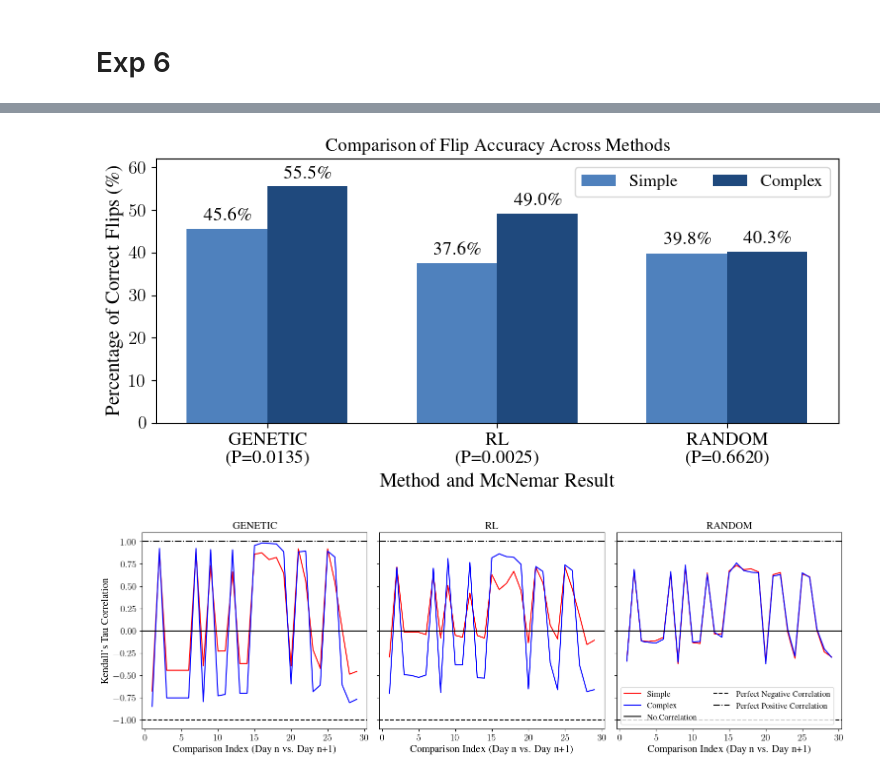
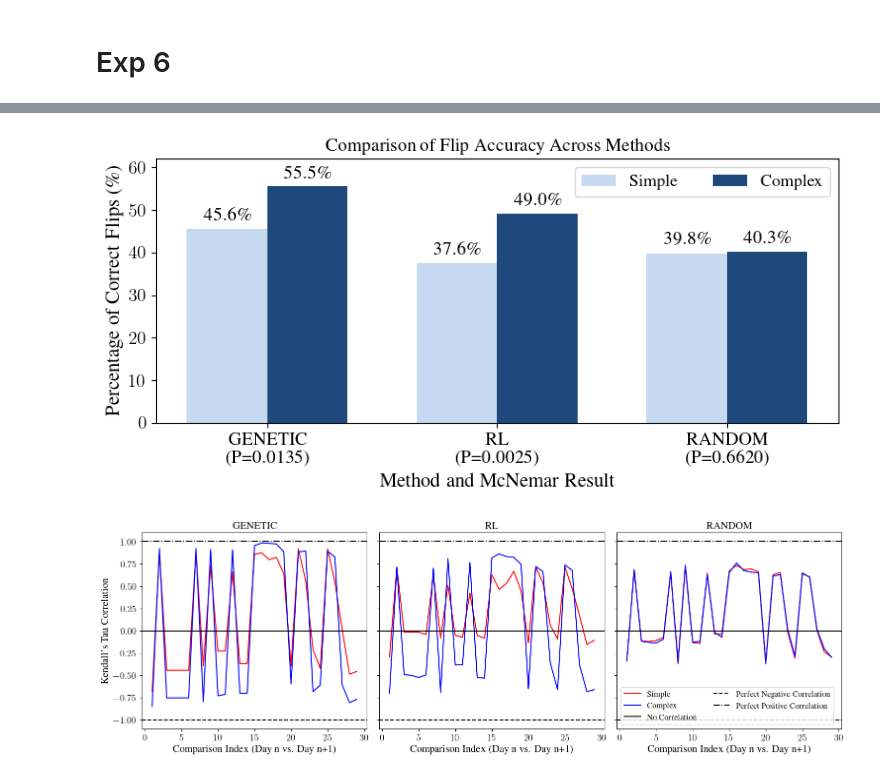
Before and after one commit to Laurie2905-JOHN/Masters_RL, a Jupyter notebook: notebooks/plotting.ipynb, the cells around one changed output, grey strips where cells are left out. Saved outputs shown, nothing was run; the diff lists cells and outputs as text; code cells hidden in the pictures.

```diff
--- a/notebooks/plotting.ipynb
+++ b/notebooks/plotting.ipynb
@@ -2789,7 +3089,7 @@ meal_counts = {method: {split: 0 for split in ['1', '0.3', '0.15', '0.05']} for
 
 # Aggregate the reward data across all indices and days
 for index in range(10):
-    for method in ['RL', 'genetic', 'random_random']:
+    for method in ['RL', 'genetic']:
         for split in ['1', '0.3', '0.15', '0.05']:
             for meal in range(0, 5):
                 # Sum rewards for the current meal
@@ -3116,10 +3418,10 @@ for method in ['genetic_with_preference', 'genetic_without_preference', 'RL_with
         plt.plot(range(1, 6), total_scores_with_preference[method], marker=styles['with_preference']['marker'], linestyle=styles['with_preference']['linestyle'], label=label, color=color, markersize=8)
     elif 'without_preference' in method:
         label = f'{method.replace("_", " ").upper()} - TOTAL WITHOUT PREFERENCE'
-        plt.plot(range(1, 6), total_scores_without_preference[method], marker=styles['without_preference']['marker'], linestyle=styles['without_preference']['linestyle'], label=label, color=color, markersize=8)
+        plt.plot(range(1, 6), total_scores_with_preference[method], marker=styles['without_preference']['marker'], linestyle=styles['without_preference']['linestyle'], label=label, color=color, markersize=8)
     else:  # For random_random
         label = f'{method.replace("_", " ").upper()} - TOTAL'
-        plt.plot(range(1, 6), total_scores_without_preference[method], marker='x', linestyle='-', label=label, color=color, markersize=10)
+        plt.plot(range(1, 6), total_scores_with_preference[method], marker='x', linestyle='-', label=label, color=color, markersize=10)
 
 plt.title('Average Total Scores', fontsize=18)
 plt.xlabel('Meal Plan', fontsize=14)
@@ -3624,18 +3722,24 @@ plt.show()
-# %%
-def calculate_gini_coefficient(utilities):
-    utilities = np.array(utilities)
-    n = len(utilities)
-
-    # Calculate the mean absolute utility
-    mean_absolute_utility = np.mean(np.abs(utilities))
-
-    # Compute the sum of absolute differences
-    absolute_differences_sum = np.sum(np.abs(np.subtract.outer(utilities, utilities)))
-
-    # Compute the Gini coefficient
-    gini = absolute_differences_sum / (2 * n**2 * mean_absolute_utility)
-
-    return gini
+# %%
+def normalize(values, min_value=-30, max_value=30, new_min=1, new_max=10):
+    # Normalize the values to the range [new_min, new_max]
+    normalized_values = [new_min + (new_max - new_min) * (x - min_value) / (max_value - min_value) for x in values]
+    return normalized_values
+
+def calculate_gini_coefficient(values):
+
+    values =normalize(values)
+
+    # Sort the values
+    sorted_values = sorted(values)
+    n = len(values)
+
+    # Calculate the Gini coefficient using the formula
+    cumulative_sum = np.cumsum(sorted_values)
+    sum_of_values = cumulative_sum[-1]
+
+    gini = (2 / n) * sum((i + 1) * sorted_values[i] for i in range(n)) / sum_of_values - (n + 1) / n
+
+    return gini
 # %%
 import matplotlib.pyplot as plt
 import numpy as np
@@ -4052,35 +3905,35 @@ for method in methods:
 # Plotting
 x = np.arange(len(methods))  # the label locations
 width = 0.35  # the width of the bars
 
 # Adjusting the figure size to fit well on an A4 page without taking up the entire page
 fig, ax = plt.subplots(figsize=(8, 4))  # Slightly smaller than full A4 to fit nicely
 
-rects1 = ax.bar(x - width/2, simple_percentages, width, label='Simple', color="#4f81bd")
+rects1 = ax.bar(x - width/2, simple_percentages, width, label='Simple', color="#c6d9f0")
 rects2 = ax.bar(x + width/2, complex_percentages, width, label='Complex', color="#1f497d")
 
 # Add some text for labels, title, and custom x-axis tick labels, etc.
 ax.set_xlabel('Method and McNemar Result', fontsize=15)
 ax.set_ylabel('Percentage of Correct Flips (\\%)', fontsize=15)
 ax.set_title('Comparison of Flip Accuracy Across Methods', fontsize=14)
 ax.set_xticks(x)
 ax.set_xticklabels([label.upper() for label in method_labels], fontsize=14)
 ax.legend(fontsize=13, ncol =2)
 
 # Adjust tick parameters for better readability
 ax.tick_params(axis='both', which='major', labelsize=14)
 
 # Display the percentage above each bar with correct formatting
 for i, v in enumerate(simple_percentages):
     ax.text(i - width/2, v + 1, f"{v:.1f}\\%", ha='center', va='bottom', fontsize=14)
 
 for i, v in enumerate(complex_percentages):
     ax.text(i + width/2, v + 1, f"{v:.1f}\\%", ha='center', va='bottom', fontsize=14)
 plt.ylim(0, 62)
 fig.tight_layout()
 plt.show()
 # %% [output]
-[figure, old version]
+[figure, new version]
 # %%
 import matplotlib.pyplot as plt
 import numpy as np
```
Also changed, not shown: parts of 34 cells of this notebook, 1 other file.
